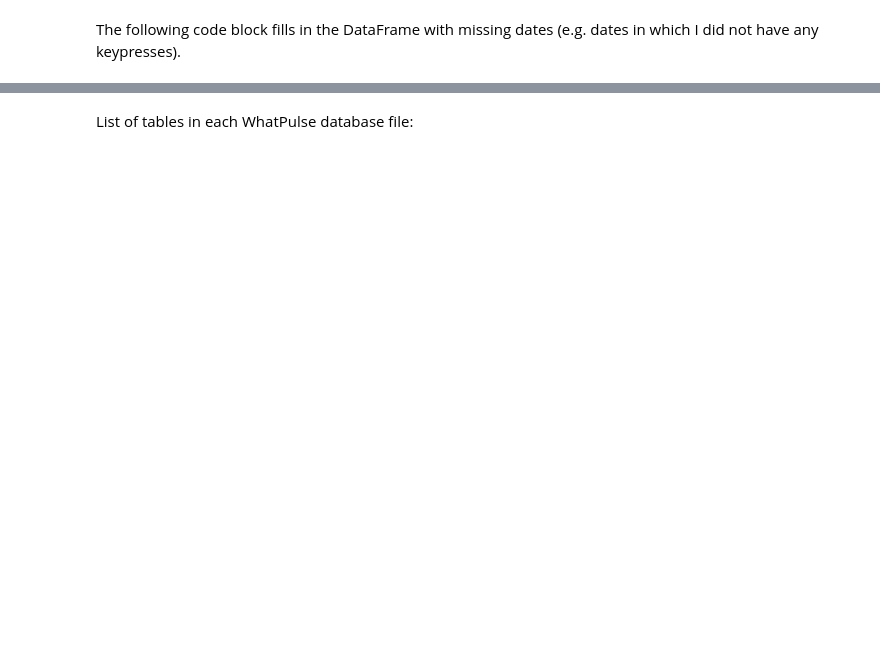
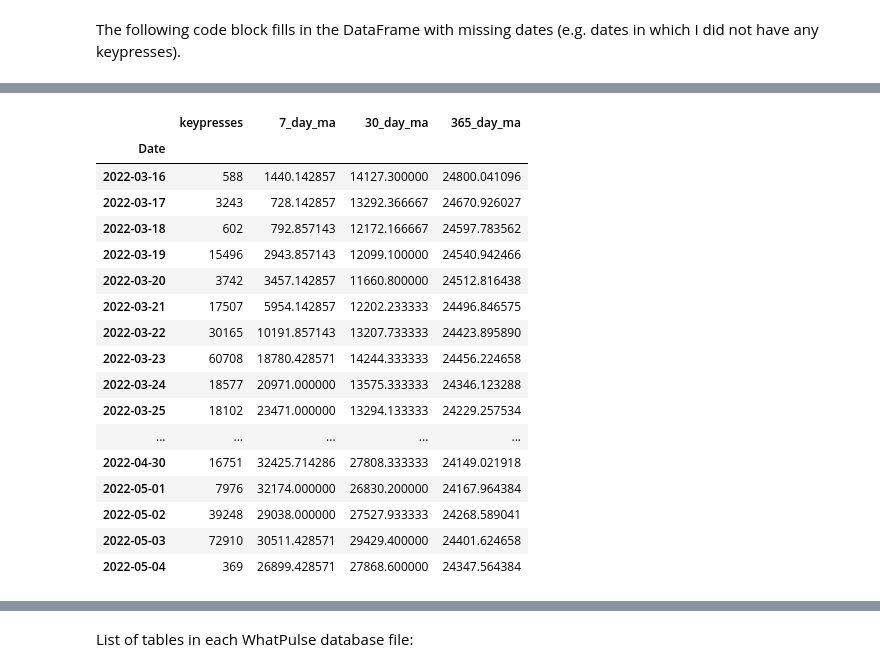
Before and after one commit to kburchfiel/fitbit_steps_and_whatpulse_keypresses_comparison, a Jupyter notebook: whatpulse_viewer_v2.ipynb, the cells around one changed output, grey strips where cells are left out. Saved outputs shown, nothing was run; the diff lists cells and outputs as text; code cells hidden in the pictures; blank space fills up the shorter version.

```diff
--- a/whatpulse_viewer_v2.ipynb
+++ b/whatpulse_viewer_v2.ipynb
@@ -193,3 +212,24 @@ Total keypresess since 2020-09-21 00:00:00: 13,287,357
+# %%
+df_combined_daily_keypresses.tail(50) # Last 50 days
+# %% [output]
+|  | keypresses | 7_day_ma | 30_day_ma | 365_day_ma |
+| Date |  |  |  |  |
+| 2022-03-16 | 588 | 1440.142857 | 14127.300000 | 24800.041096 |
+| 2022-03-17 | 3243 | 728.142857 | 13292.366667 | 24670.926027 |
+| 2022-03-18 | 602 | 792.857143 | 12172.166667 | 24597.783562 |
+| 2022-03-19 | 15496 | 2943.857143 | 12099.100000 | 24540.942466 |
+| 2022-03-20 | 3742 | 3457.142857 | 11660.800000 | 24512.816438 |
+| 2022-03-21 | 17507 | 5954.142857 | 12202.233333 | 24496.846575 |
+| 2022-03-22 | 30165 | 10191.857143 | 13207.733333 | 24423.895890 |
+| 2022-03-23 | 60708 | 18780.428571 | 14244.333333 | 24456.224658 |
+| 2022-03-24 | 18577 | 20971.000000 | 13575.333333 | 24346.123288 |
+| 2022-03-25 | 18102 | 23471.000000 | 13294.133333 | 24229.257534 |
+| ... | ... | ... | ... | ... |
+| 2022-04-30 | 16751 | 32425.714286 | 27808.333333 | 24149.021918 |
+| 2022-05-01 | 7976 | 32174.000000 | 26830.200000 | 24167.964384 |
+| 2022-05-02 | 39248 | 29038.000000 | 27527.933333 | 24268.589041 |
+| 2022-05-03 | 72910 | 30511.428571 | 29429.400000 | 24401.624658 |
+| 2022-05-04 | 369 | 26899.428571 | 27868.600000 | 24347.564384 |
 # %%
 fig, axes = plt.subplots(figsize=[15,8])
 fig.set_facecolor('white')
```
Also changed, not shown: parts of 14 cells of this notebook, 4 other files.
